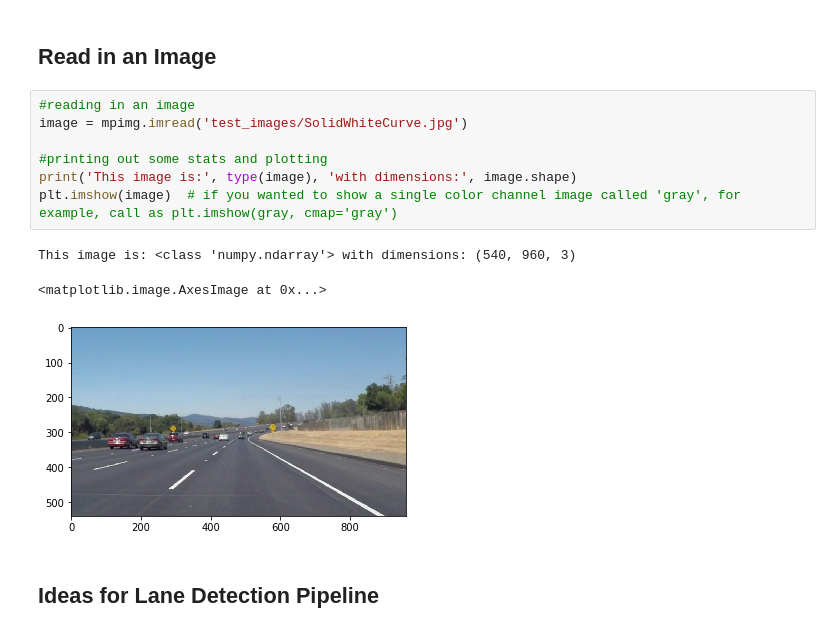
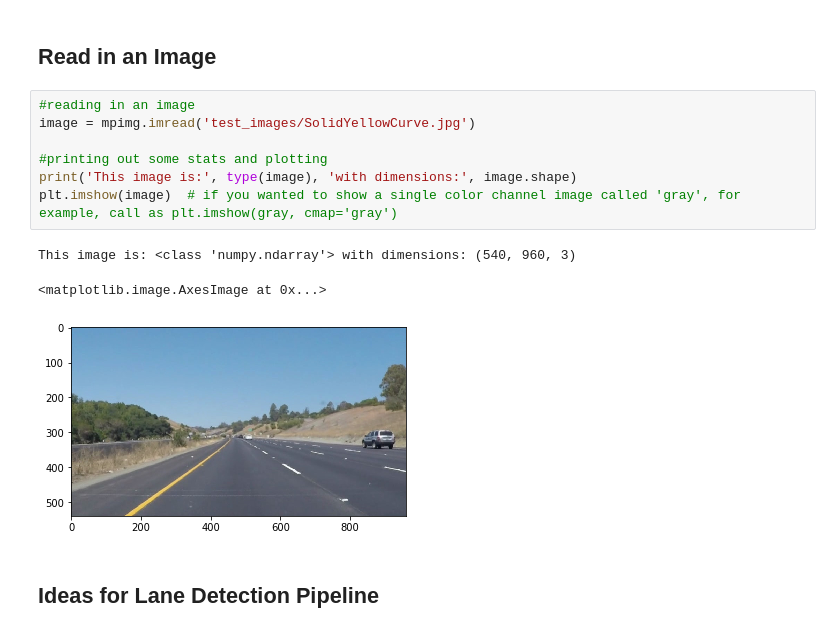
Before and after one commit to chaitanyar56/CarND-LaneLines-P1, a Jupyter notebook: P1.ipynb, the cells around one changed output. Drawn from its saved outputs; the diff is of its cells as text.

```diff
--- a/P1.ipynb
+++ b/P1.ipynb
@@ -51,15 +51,15 @@ import cv2
 ## Read in an Image
 # %%
 #reading in an image
-image = mpimg.imread('test_images/SolidWhiteCurve.jpg')
+image = mpimg.imread('test_images/SolidYellowCurve.jpg')
 
 #printing out some stats and plotting
 print('This image is:', type(image), 'with dimensions:', image.shape)
 plt.imshow(image)  # if you wanted to show a single color channel image called 'gray', for example, call as plt.imshow(gray, cmap='gray')
 # %% [output]
 This image is: <class 'numpy.ndarray'> with dimensions: (540, 960, 3)
 <matplotlib.image.AxesImage at 0x...>
-[figure, old version]
+[figure, new version]
 # %% [markdown]
 ## Ideas for Lane Detection Pipeline
 # %% [markdown]
```
Also changed, not shown: parts of 9 cells of this notebook, 13 other files.
